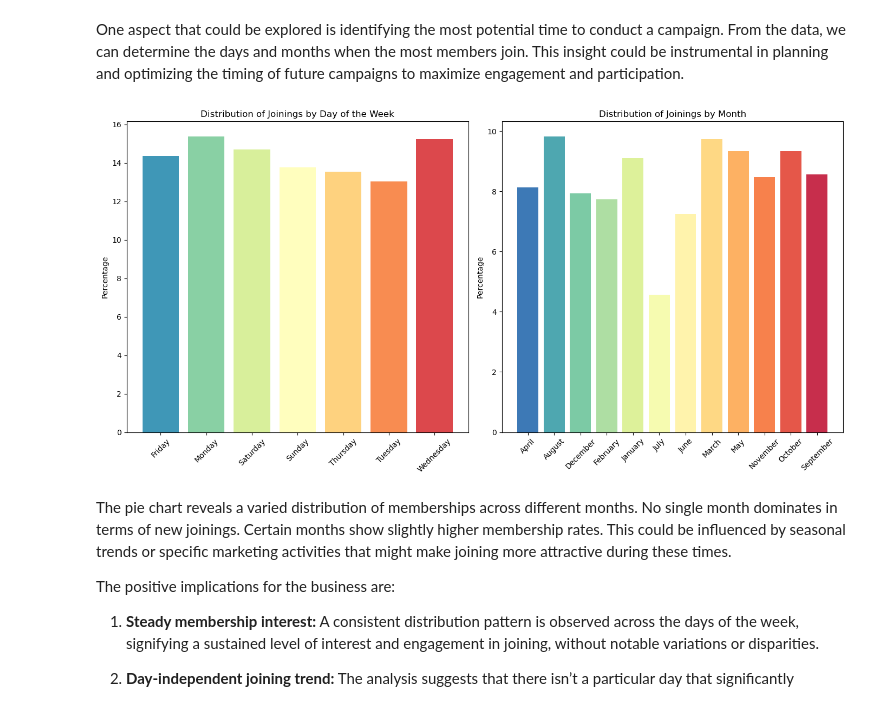
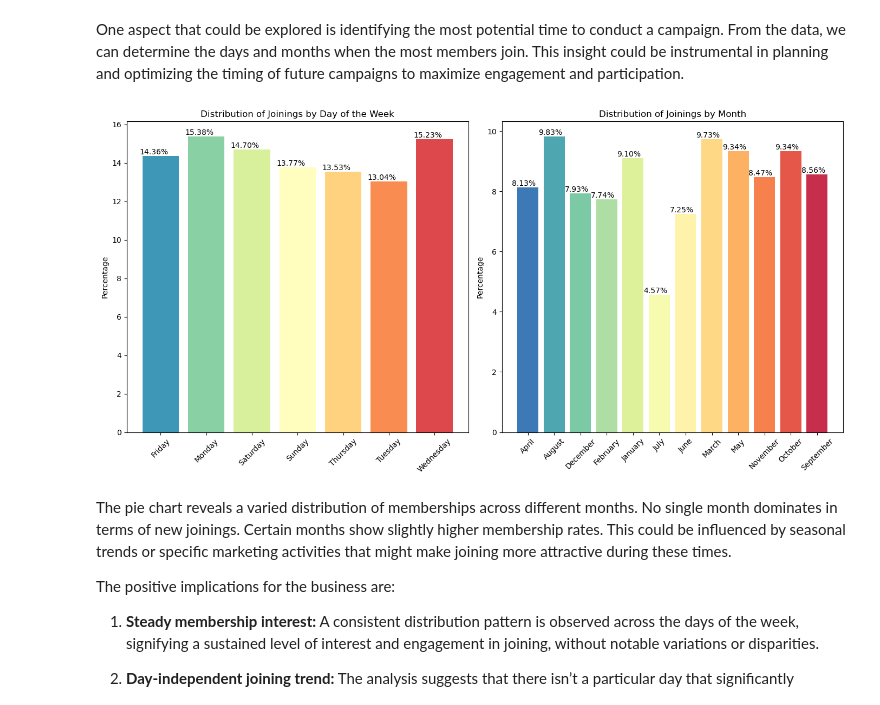
Before and after one commit to fathimahyasmin/Supermarket-Customer-Analysis, a Jupyter notebook: DataAnalysis.ipynb, the cells around one changed output. Saved outputs shown, nothing was run; the diff lists cells and outputs as text; code cells hidden in the pictures.

```diff
--- a/DataAnalysis.ipynb
+++ b/DataAnalysis.ipynb
@@ -1259,29 +1195,42 @@ One aspect that could be explored is identifying the most potential time to cond
 # %%
 day_counts = df_copy['Day_Joined'].value_counts(normalize=True) * 100
 month_counts = df_copy['Month_Joined'].value_counts(normalize=True) * 100
 
-# Sorting the index to maintain consistency in visualization
 day_counts.sort_index(inplace=True)
 month_counts.sort_index(inplace=True)
 
 fig, axs = plt.subplots(1, 2, figsize=(14, 7))
 
-# Plotting the Day Joined bar chart
-axs[0].bar(day_counts.index, day_counts.values, color=sns.color_palette("Spectral_r", len(day_counts)))
+bars1 = axs[0].bar(day_counts.index, day_counts.values, color=sns.color_palette("Spectral_r", len(day_counts)))
 axs[0].set_title('Distribution of Joinings by Day of the Week')
 axs[0].set_ylabel('Percentage')
 axs[0].set_xticklabels(day_counts.index, rotation=45)
 
-# Plotting the Month Joined bar chart
-axs[1].bar(month_counts.index, month_counts.values, color=sns.color_palette("Spectral_r", len(month_counts)))
+for bar in bars1:
+    axs[0].text(bar.get_x() + bar.get_width() / 2 - 0.15,
+                bar.get_height(),
+                f'{bar.get_height():.2f}%',
+                va='bottom',
+                ha='center',
+                fontsize=10)
+
+bars2 = axs[1].bar(month_counts.index, month_counts.values, color=sns.color_palette("Spectral_r", len(month_counts)))
 axs[1].set_title('Distribution of Joinings by Month')
 axs[1].set_ylabel('Percentage')
 axs[1].set_xticklabels(month_counts.index, rotation=45)
 
+for bar in bars2:
+    axs[1].text(bar.get_x() + bar.get_width() / 2 - 0.15,
+                bar.get_height(),
+                f'{bar.get_height():.2f}%',
+                va='bottom',
+                ha='center',
+                fontsize=10)
+
 plt.tight_layout()
 plt.show()
 # %% [output]
-[figure, old version]
+[figure, new version]
 # %% [markdown]
 The pie chart reveals a varied distribution of memberships across different months. No single month dominates in terms of new joinings. Certain months show slightly higher membership rates. This could be influenced by seasonal trends or specific marketing activities that might make joining more attractive during these times.
 
```
Also changed, not shown: parts of 9 cells of this notebook.
